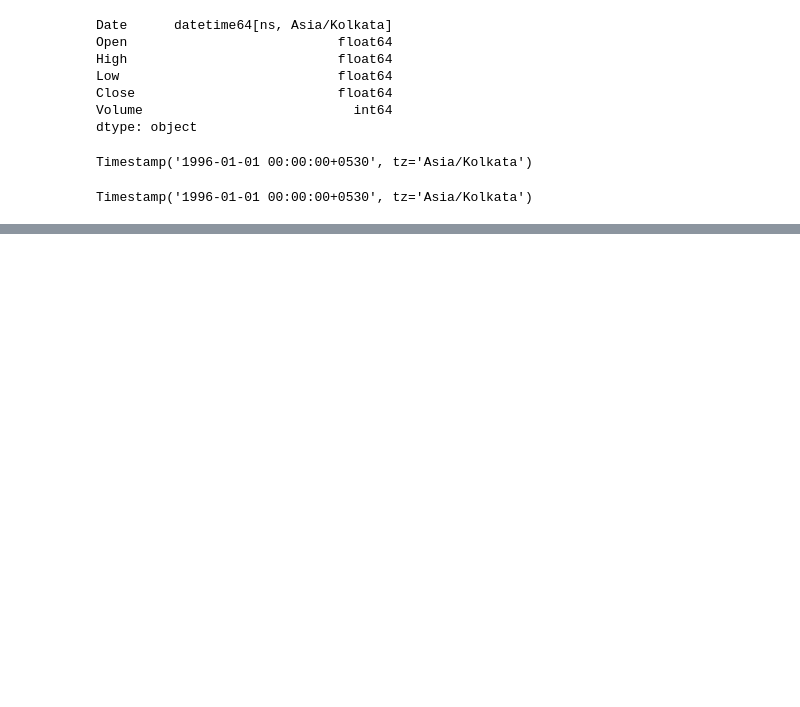
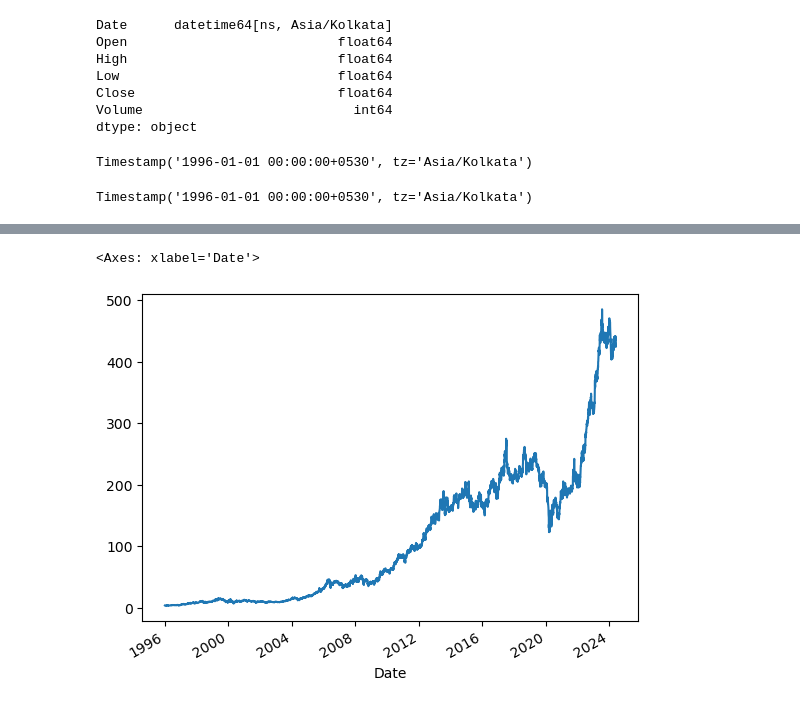
Before and after one commit to ramachandramerla/Stock-Analysis, a Jupyter notebook: finance.ipynb, the cells around one changed output, grey strips where cells are left out. Cells and saved outputs as stored; diff of their text form; code cells hidden in the pictures; blank space fills up the shorter version.

```diff
--- a/finance.ipynb
+++ b/finance.ipynb
@@ -140,0 +191,5 @@ Timestamp('1996-01-01 00:00:00+0530', tz='Asia/Kolkata')
+# %%
+df['Close'].plot.line(y='Close')
+# %% [output]
+<Axes: xlabel='Date'>
+[figure, added]
```
Also changed, not shown: parts of 14 cells of this notebook.
